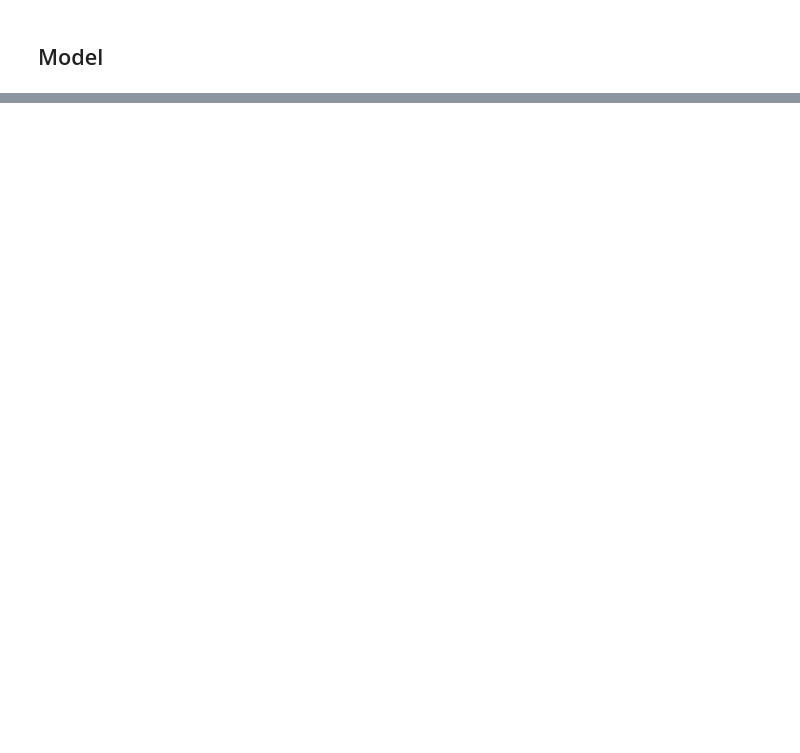
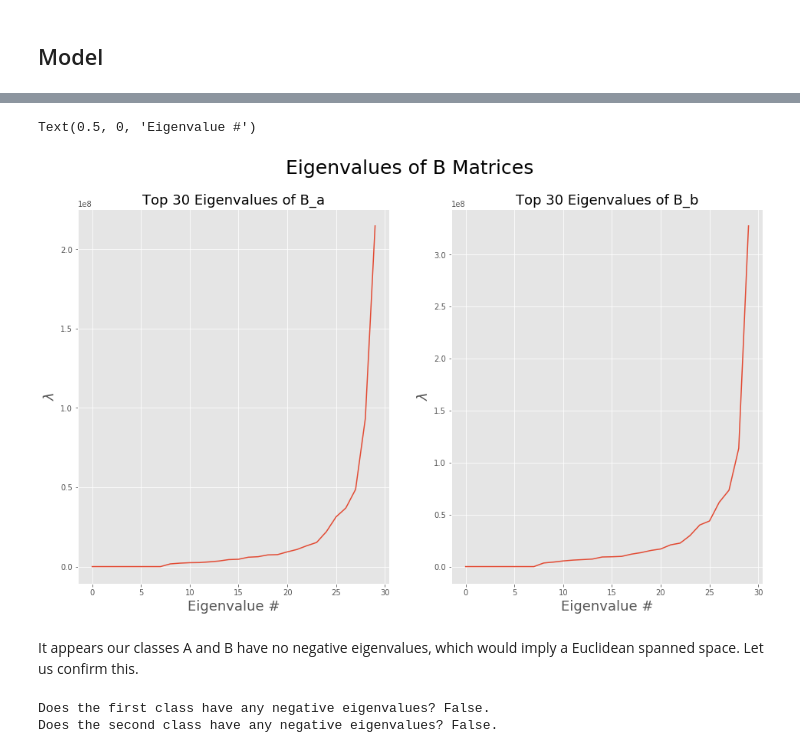
Before and after one commit to brfi3983/Latent-Space-Manipulation, a Jupyter notebook: MNIST_Interpolate.ipynb, the cells around one changed output, grey strips where cells are left out. Cells and saved outputs as stored; diff of their text form; code cells hidden in the pictures; blank space fills up the shorter version.

```diff
--- a/MNIST_Interpolate.ipynb
+++ b/MNIST_Interpolate.ipynb
@@ -141,0 +266,55 @@ ax2.imshow(reconstucted_image, cmap='Greys')
+# %%
+def cMDS_eig(D):
+    '''
+    Returns ALL eigenvalues, not just postive and top m ones...
+    '''
+    n = D.shape[0]
+
+    # centering matrix
+    C = np.eye(n) - (1/n)*np.ones((n, n))
+
+    # Double Centering
+    B = -0.5*C @ D**2 @ C
+
+    # Finding eigenvalues
+    eigenvalues, _ = np.linalg.eig(B)
+
+    return eigenvalues
+# %%
+# Euclidean pairwise norms
+D_a = pairwise_distances(encoded_A)
+D_b = pairwise_distances(encoded_B)
+# %%
+# Applying classical MDS to find all eigenvalues
+eigenvalues_a = cMDS_eig(D_a)
+eigenvalues_b = cMDS_eig(D_b)
+# %%
+# Selecting top m eigenvalues
+m = 30
+
+# Plotting eigenvalues of classes
+fig, (ax1, ax2) = plt.subplots(1, 2)
+plt.suptitle('Eigenvalues of B Matrices', fontsize=25)
+
+# Class A
+ax1.plot(np.arange(m), np.sort(eigenvalues_a)[-m:])
+ax1.set_title(f'Top {m} Eigenvalues of B_a', fontsize=18)
+ax1.set_ylabel(r'$\lambda$', fontsize=18)
+ax1.set_xlabel('Eigenvalue #', fontsize=18)
+
+# Class B
+ax2.plot(np.arange(m), np.sort(eigenvalues_b)[-m:])
+ax2.set_title(f'Top {m} Eigenvalues of B_b', fontsize=18)
+ax2.set_ylabel(r'$\lambda$', fontsize=18)
+ax2.set_xlabel('Eigenvalue #', fontsize=18)
+# %% [output]
+Text(0.5, 0, 'Eigenvalue #')
+[figure, added]
+# %% [markdown]
+It appears our classes A and B have no negative eigenvalues, which would imply a Euclidean spanned space. Let us confirm this.
+# %%
+print(f'Does the first class have any negative eigenvalues? {eigenvalues_a.any() < 0}.')
+print(f'Does the second class have any negative eigenvalues? {eigenvalues_b.any() < 0}.')
+# %% [output]
+Does the first class have any negative eigenvalues? False.
+Does the second class have any negative eigenvalues? False.
```
Also changed, not shown: parts of 22 cells of this notebook, 1 other file.
